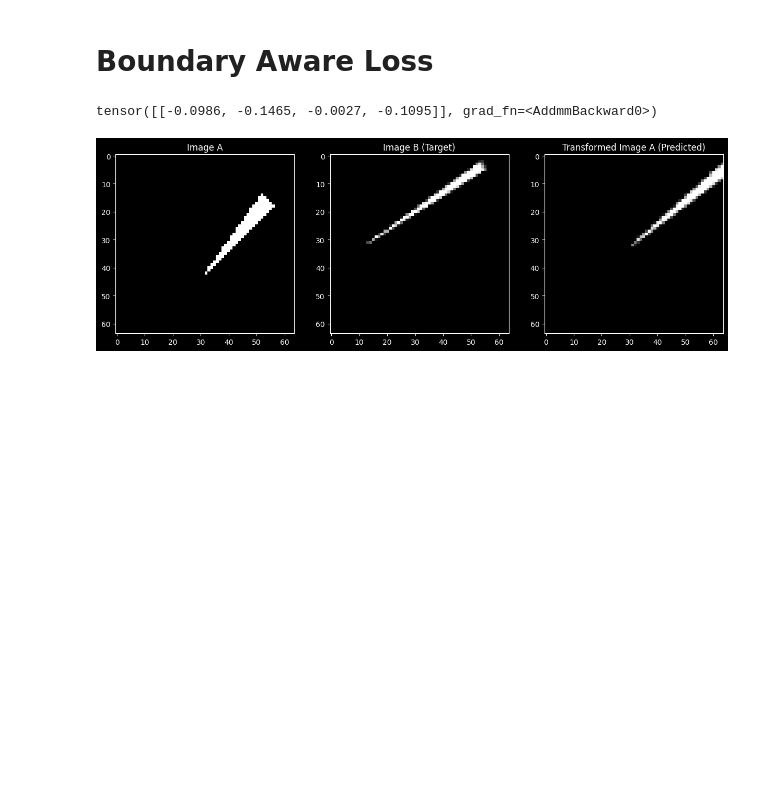
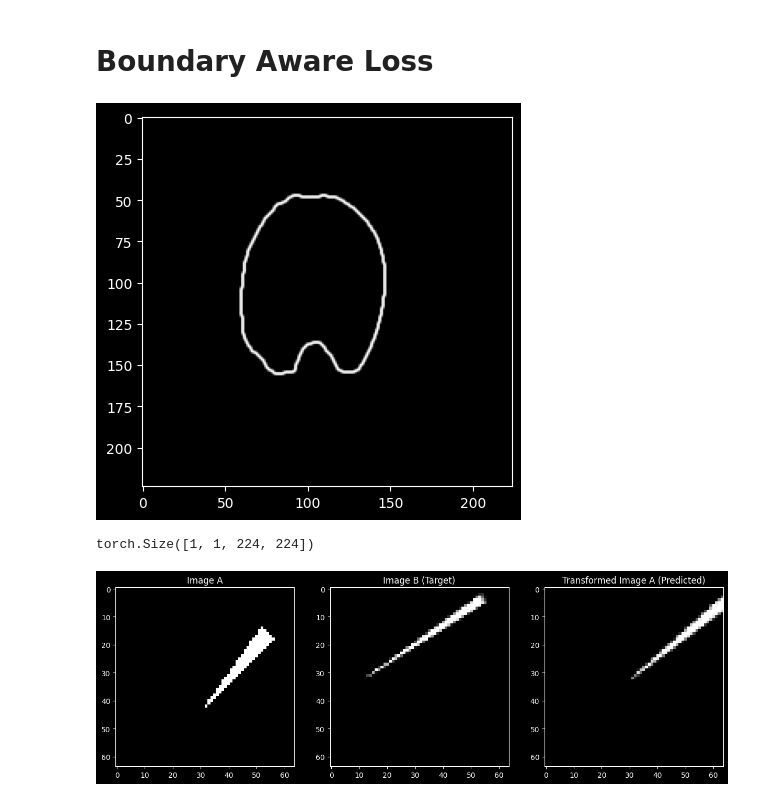
Before and after one commit to TakedaKatsuji/kmodels, a Jupyter notebook: Vivim/modeling/boundary_aware.ipynb, the cells around one changed output. Drawn from its saved outputs; the diff is of its cells as text; code cells hidden in the pictures; blank space fills up the shorter version.

```diff
--- a/Vivim/modeling/boundary_aware.ipynb
+++ b/Vivim/modeling/boundary_aware.ipynb
@@ -12,4 +14,34 @@ def plot(image):
     image = image.squeeze().detach().numpy()
     plt.imshow(image, cmap="gray")
     plt.show()
+# %%
+label_paths = sorted(list(Path("./labels/").glob("*")))
+# %%
+class BADataset(torch.utils.data.Dataset):
+    def __init__(self, path_list, size=(224,224)):
+        super().__init__()
+        self.path_list = path_list
+        self.size = size
+
+    def load_image(self, path):
+        image = cv2.imread(path, cv2.IMREAD_GRAYSCALE)
+        image = cv2.resize(image ,self.size)
+        image = np.where(image>0, 1, 0)
+        return image
+
+    def to_tensor(self, image):
+        image = torch.tensor(image, dtype=torch.float32)
+        image = image.view(1,*self.size)
+        return image
+
+    def __len__(self):
+        return len(self.path_list)
+
+    def __getitem__(self, idx):
+        image_path = self.path_list[idx]
+        image = self.load_image(image_path)
+        image = self.to_tensor(image)
+        return image
+# %%
+dataset = BADataset(label_paths)
 # %%
@@ -27,13 +58,15 @@ def sobel_operator(image):
     edge = torch.sqrt(edge_x**2 + edge_y**2)
     edge = (edge - edge.min())/(edge.max() - edge.min())
     return edge
-# %%
-inverse_net = InverseNet()
-edge = sobel_operator(image)
-x1, x2, out = inverse_net(edge, edge)
-out
-# %% [output]
-tensor([[-0.0986, -0.1465, -0.0027, -0.1095]], grad_fn=<AddmmBackward0>)
+# %%
+plot(sobel_operator(dataset[0].unsqueeze(0)))
+# %% [output]
+[figure, added]
+# %%
+image = dataset[0].unsqueeze(0) # B, C, H, W
+t
+# %% [output]
+torch.Size([1, 1, 224, 224])
 # %%
 import numpy as np
 # テストデータの準備
```
Also changed, not shown: parts of 2 cells of this notebook, 6 other files.
